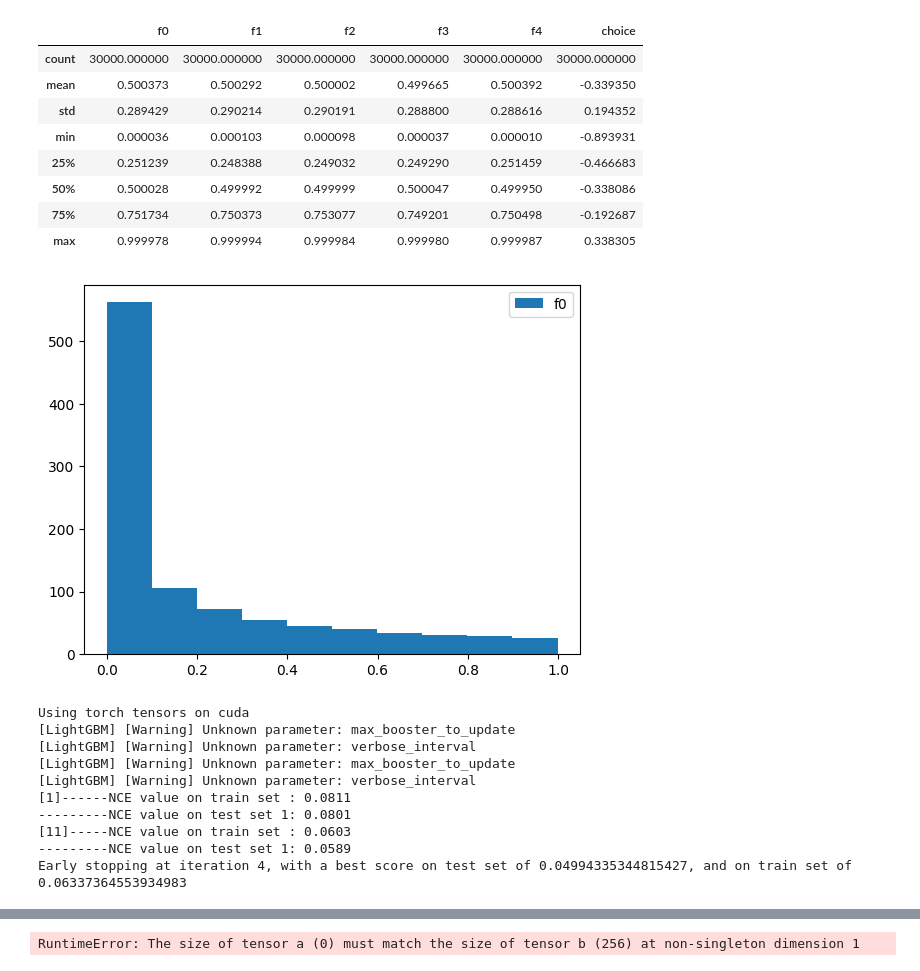
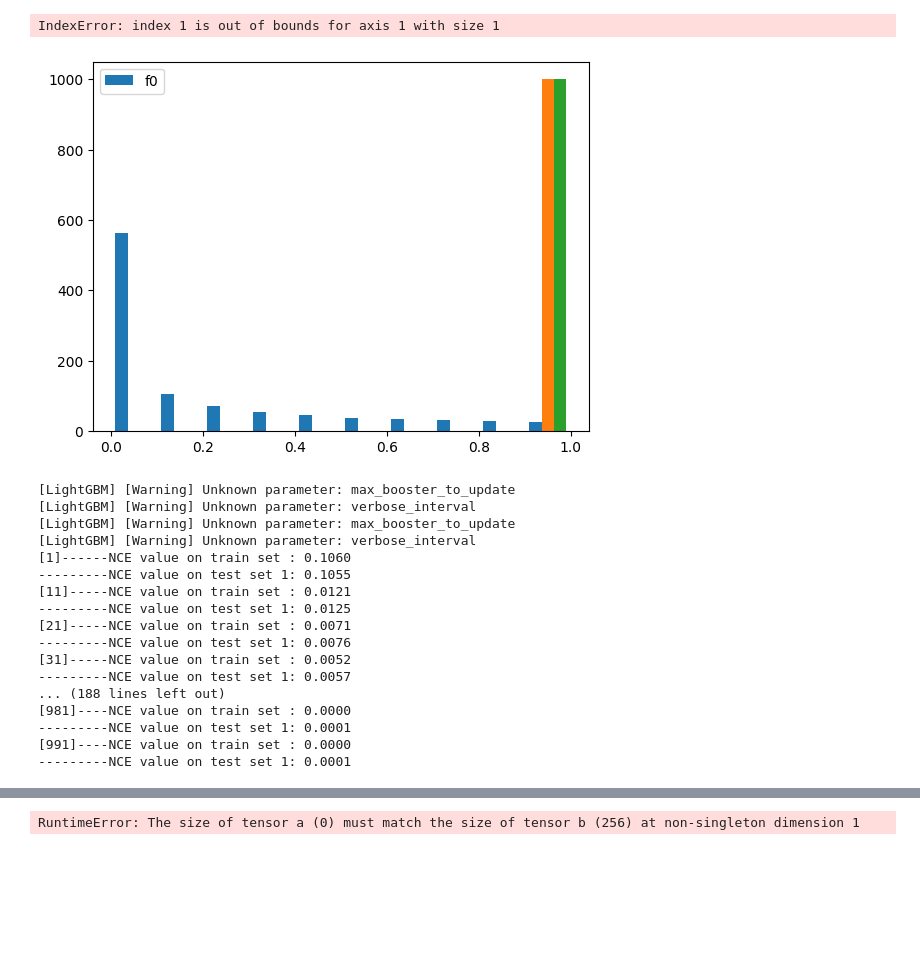
Before and after one commit to big-ucl/functional-effects-model, a Jupyter notebook: src/simple_reproducible_example.ipynb, the cells around one changed output, grey strips where cells are left out. Cells and saved outputs as stored; diff of their text form; code cells hidden in the pictures; blank space fills up the shorter version.

```diff
--- a/src/simple_reproducible_example.ipynb
+++ b/src/simple_reproducible_example.ipynb
@@ -127,13 +130,13 @@ def add_choice(row, u_idx, regression=False):
     else:
         return np.random.choice(u.shape[0], size=1, p=softmax(u))[0]
 
-n_utility = 1
+n_utility = 3
 regression = n_utility == 1
 f_per_utility = 4
-x_arr = generate_x(30000, n_utility * f_per_utility, 0.5, 0.5)
-x_alt = generate_x(30000, 1, 0.5, 0.5)
-x_arr_test = generate_x(5000, n_utility * f_per_utility, 0.5, 0.5)
-x_alt_test = generate_x(5000, 1, 0.5, 0.5)
+x_arr = generate_x(20000, n_utility * f_per_utility, 0.5, 0.5)
+x_alt = generate_x(20000, 1, 0.5, 0.5)
+x_arr_test = generate_x(10000, n_utility * f_per_utility, 0.5, 0.5)
+x_alt_test = generate_x(10000, 1, 0.5, 0.5)
 sp = np.array(
     [
         [0, 0.25, 0.5, 0.75, 1],
@@ -175,46 +178,38 @@ betas = np.array(
     ]
 )
 intercept = [-0.5, -1.5, 0.5, -1, 0, -2, 1, -2, 1, -1, -0.5, 0.5, -2, 0, 0, 0.5]
-coeff = [-1]
+coeff = [-1, -1, -1]
 
 ind = [i for i in range(4 * n_utility) if i % 4 < f_per_utility]
 sp = [sp[i] for i in ind]
 betas = [betas[i] for i in ind]
 intercept = [intercept[i] for i in ind]
 
 feature_names = [f"f{i}" for i in range(f_per_utility*n_utility)]
 if x_alt.shape[1] > 0:
     feature_names += [f"f{n_utility * f_per_utility + i}" for i in range(x_alt.shape[1])]
 
-u_idx = [(0, 1) for _ in range(n_utility)]
+u_idx = [(0, 1), (1, 2), (2, 3)] if regression else [(0, 1), (1, 2), (2, 3), (3, 4)]
 
 x_plot = np.linspace(1e-4, 1, 4000).reshape(-1, f_per_utility)
 y_plot = apply_functional_effects(x_plot, n_utility, f_per_utility)
 plt.hist(y_plot, label=feature_names[0], linewidth=2)
 
 plt.legend()
 
 dataset = create_dataset(x_arr, x_alt, feature_names)
 dataset_transf = apply_functional_effects(x_arr, n_utility, f_per_utility)
 dataset_transf = add_alt_spec_features(dataset_transf, x_alt, n_utility, coeff)
 dataset["choice"] = dataset_transf.apply(add_choice, axis=1, u_idx=u_idx, regression=regression)
 dataset_test = create_dataset(x_arr_test, x_alt_test, feature_names)
 dataset_test_transf = apply_functional_effects(x_arr_test, n_utility, f_per_utility)
 dataset_test_transf = add_alt_spec_features(dataset_test_transf, x_alt_test, n_utility, coeff)
 dataset_test["choice"] = dataset_test_transf.apply(add_choice, axis=1, u_idx=u_idx, regression=regression)
 
 dataset.describe()
 # %% [output]
-|  | f0 | f1 | f2 | f3 | f4 | choice |
-| count | 30000.000000 | 30000.000000 | 30000.000000 | 30000.000000 | 30000.000000 | 30000.000000 |
-| mean | 0.500373 | 0.500292 | 0.500002 | 0.499665 | 0.500392 | -0.339350 |
-| std | 0.289429 | 0.290214 | 0.290191 | 0.288800 | 0.288616 | 0.194352 |
-| min | 0.000036 | 0.000103 | 0.000098 | 0.000037 | 0.000010 | -0.893931 |
-| 25% | 0.251239 | 0.248388 | 0.249032 | 0.249290 | 0.251459 | -0.466683 |
-| 50% | 0.500028 | 0.499992 | 0.499999 | 0.500047 | 0.499950 | -0.338086 |
-| 75% | 0.751734 | 0.750373 | 0.753077 | 0.749201 | 0.750498 | -0.192687 |
-| max | 0.999978 | 0.999994 | 0.999984 | 0.999980 | 0.999987 | 0.338305 |
+IndexError: index 1 is out of bounds for axis 1 with size 1
-[figure, old version]
+[figure, new version]
 # %%
 from models_wrapper import RUMBoost, TasteNet
 from parser import parse_cmdline_args
@@ -243,6 +238,8 @@ args.save_model = True
 args.model = model
 args.dataset = "synthetic"
 args.learning_rate = 1
+args.device = "cpu"
+args.num_iterations = 1000
 
 model = RUMBoost(
     alt_spec_features=alt_spec_features,
@@ -262,16 +259,23 @@ best_train_loss, best_val_loss = model.fit()
 preds, _, _ = model.predict(X_val)
 loss_test = mse(preds, y_val)
 # %% [output]
-Using torch tensors on cuda
 [LightGBM] [Warning] Unknown parameter: max_booster_to_update
 [LightGBM] [Warning] Unknown parameter: verbose_interval
 [LightGBM] [Warning] Unknown parameter: max_booster_to_update
 [LightGBM] [Warning] Unknown parameter: verbose_interval
-[1]------NCE value on train set : 0.0811
----------NCE value on test set 1: 0.0801
-[11]-----NCE value on train set : 0.0603
----------NCE value on test set 1: 0.0589
-Early stopping at iteration 4, with a best score on test set of 0.04994335344815427, and on train set of 0.06337364553934983
+[1]------NCE value on train set : 0.1060
+---------NCE value on test set 1: 0.1055
+[11]-----NCE value on train set : 0.0121
+---------NCE value on test set 1: 0.0125
+[21]-----NCE value on train set : 0.0071
+---------NCE value on test set 1: 0.0076
+[31]-----NCE value on train set : 0.0052
+---------NCE value on test set 1: 0.0057
+... (188 lines left out)
+[981]----NCE value on train set : 0.0000
+---------NCE value on test set 1: 0.0001
+[991]----NCE value on train set : 0.0000
+---------NCE value on test set 1: 0.0001
 # %%
 model.model.boosters[0].dump_model()
 # %% [output]
```
Also changed, not shown: parts of 4 cells of this notebook, 2 other files.
